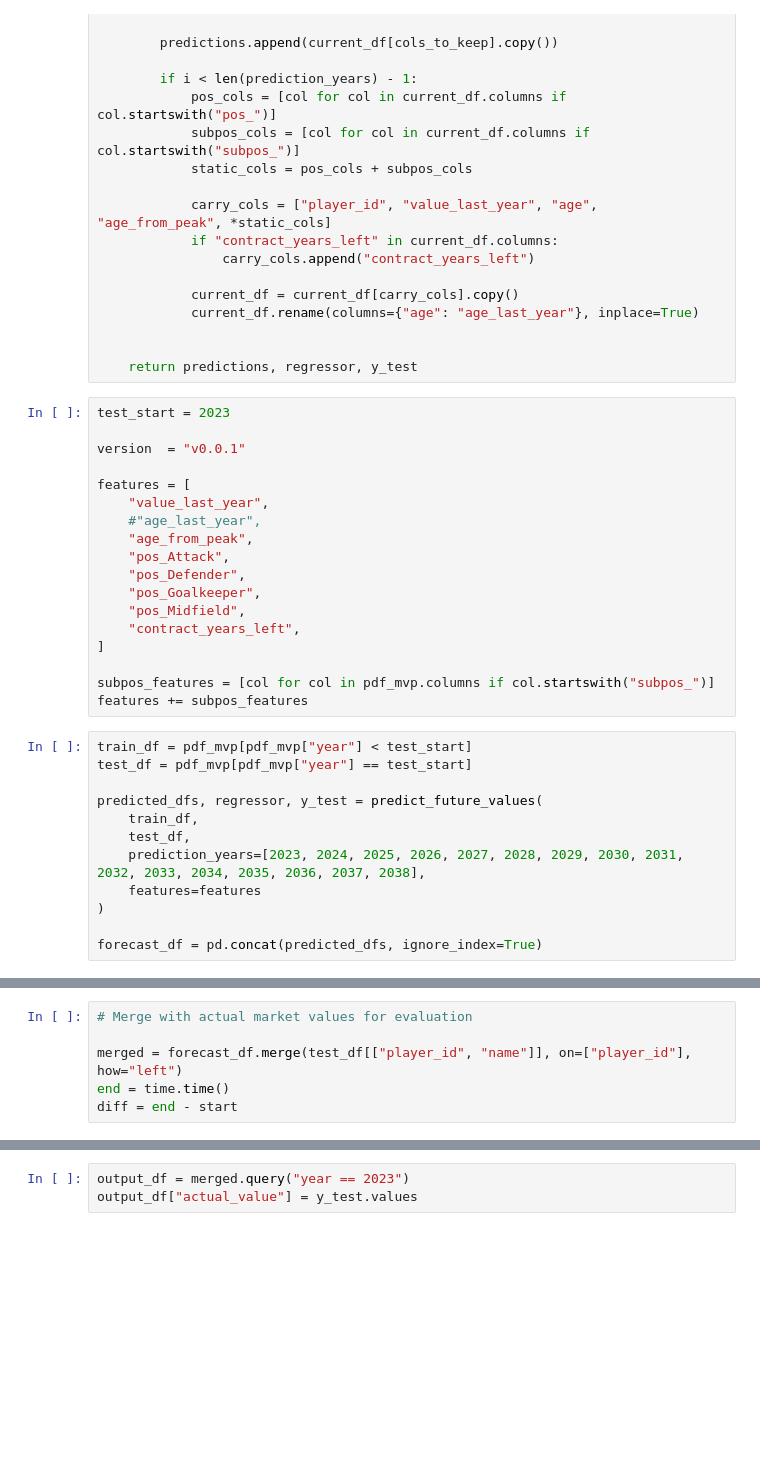
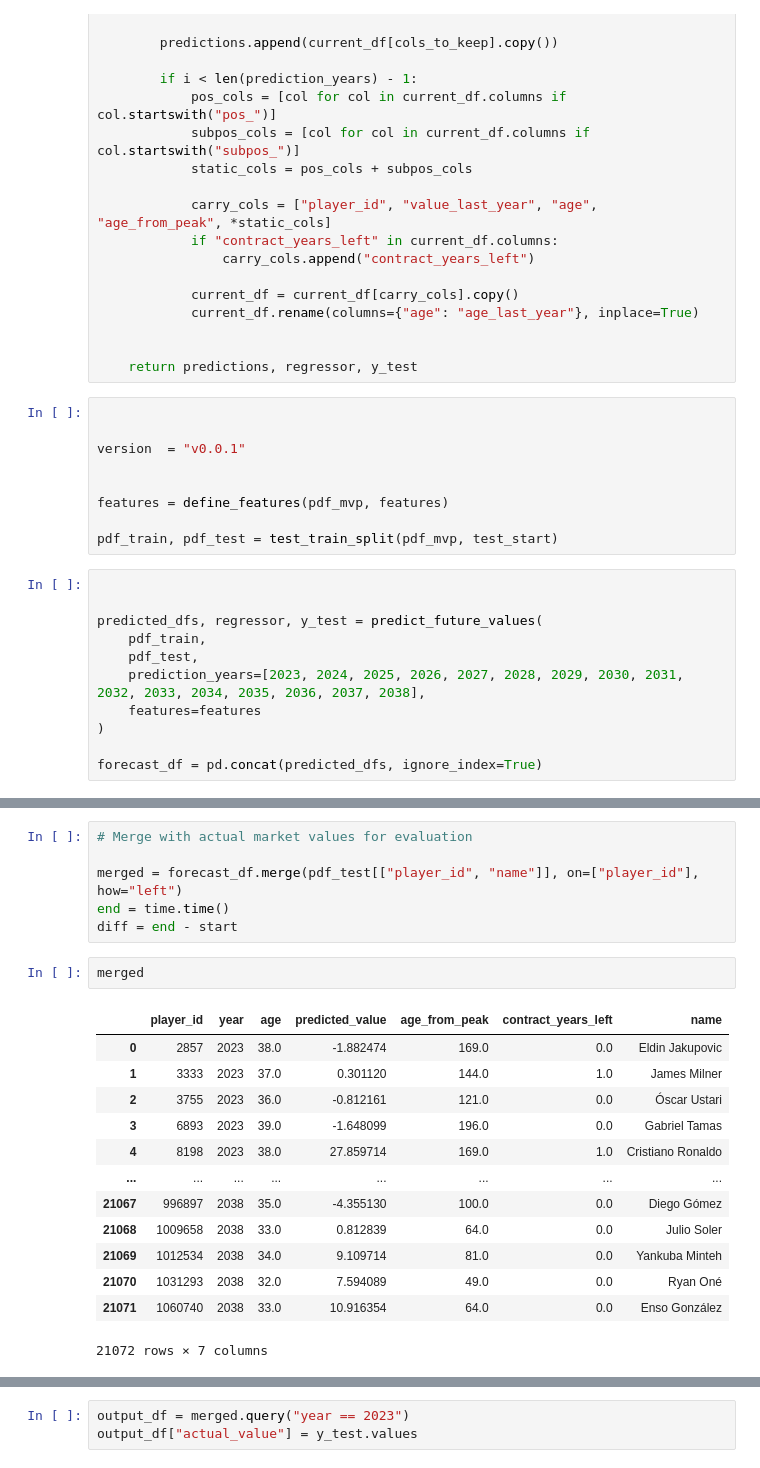
Before and after one commit to tomknuckey/football_player_value_predictions, a Jupyter notebook: regression.ipynb, the cells around one changed output, grey strips where cells are left out. Saved outputs shown, nothing was run; the diff lists cells and outputs as text; blank space fills up the shorter version.

```diff
--- a/regression.ipynb
+++ b/regression.ipynb
@@ -99,30 +100,20 @@ def predict_future_values(
 
     return predictions, regressor, y_test
 # %%
-test_start = 2023
+
 
 version  = "v0.0.1"
 
-features = [
-    "value_last_year",
-    #"age_last_year",
-    "age_from_peak",
-    "pos_Attack",
-    "pos_Defender",
-    "pos_Goalkeeper",
-    "pos_Midfield",
-    "contract_years_left",
-]
 
-subpos_features = [col for col in pdf_mvp.columns if col.startswith("subpos_")]
-features += subpos_features
+features = define_features(pdf_mvp, features)
+
+pdf_train, pdf_test = test_train_split(pdf_mvp, test_start)
 # %%
-train_df = pdf_mvp[pdf_mvp["year"] < test_start]
-test_df = pdf_mvp[pdf_mvp["year"] == test_start]
+
 
 predicted_dfs, regressor, y_test = predict_future_values(
-    train_df,
-    test_df,
+    pdf_train,
+    pdf_test,
     prediction_years=[2023, 2024, 2025, 2026, 2027, 2028, 2029, 2030, 2031, 2032, 2033, 2034, 2035, 2036, 2037, 2038],
     features=features
 )
@@ -179,8 +169,24 @@ subpos_Attacking Midfield  1.555294e+13
 # %%
 # Merge with actual market values for evaluation
 
-merged = forecast_df.merge(test_df[["player_id", "name"]], on=["player_id"], how="left")
+merged = forecast_df.merge(pdf_test[["player_id", "name"]], on=["player_id"], how="left")
 end = time.time()
 diff = end - start
+# %%
+merged
+# %% [output]
+|  | player_id | year | age | predicted_value | age_from_peak | contract_years_left | name |
+| 0 | 2857 | 2023 | 38.0 | -1.882474 | 169.0 | 0.0 | Eldin Jakupovic |
+| 1 | 3333 | 2023 | 37.0 | 0.301120 | 144.0 | 1.0 | James Milner |
+| 2 | 3755 | 2023 | 36.0 | -0.812161 | 121.0 | 0.0 | Óscar Ustari |
+| 3 | 6893 | 2023 | 39.0 | -1.648099 | 196.0 | 0.0 | Gabriel Tamas |
+| 4 | 8198 | 2023 | 38.0 | 27.859714 | 169.0 | 1.0 | Cristiano Ronaldo |
+| ... | ... | ... | ... | ... | ... | ... | ... |
+| 21067 | 996897 | 2038 | 35.0 | -4.355130 | 100.0 | 0.0 | Diego Gómez |
+| 21068 | 1009658 | 2038 | 33.0 | 0.812839 | 64.0 | 0.0 | Julio Soler |
+| 21069 | 1012534 | 2038 | 34.0 | 9.109714 | 81.0 | 0.0 | Yankuba Minteh |
+| 21070 | 1031293 | 2038 | 32.0 | 7.594089 | 49.0 | 0.0 | Ryan Oné |
+| 21071 | 1060740 | 2038 | 33.0 | 10.916354 | 64.0 | 0.0 | Enso González |
+21072 rows × 7 columns
 # %%
 players = [418560, 357662, 565822, 859951, 148455, 274839, 542586]
```
Also changed, not shown: parts of 6 cells of this notebook, 4 other files.
